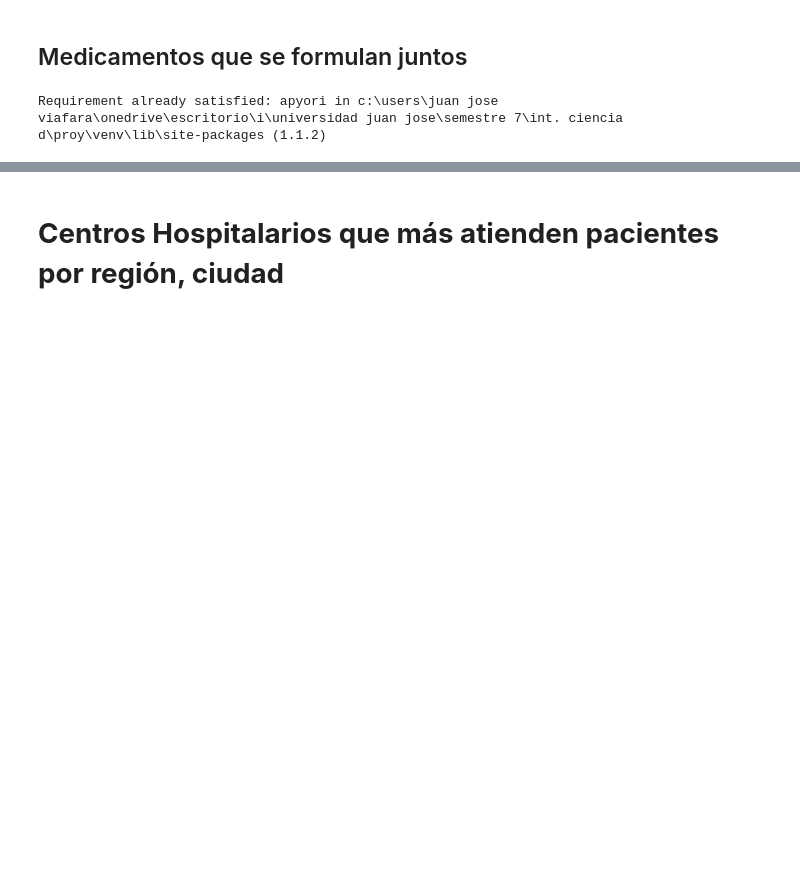
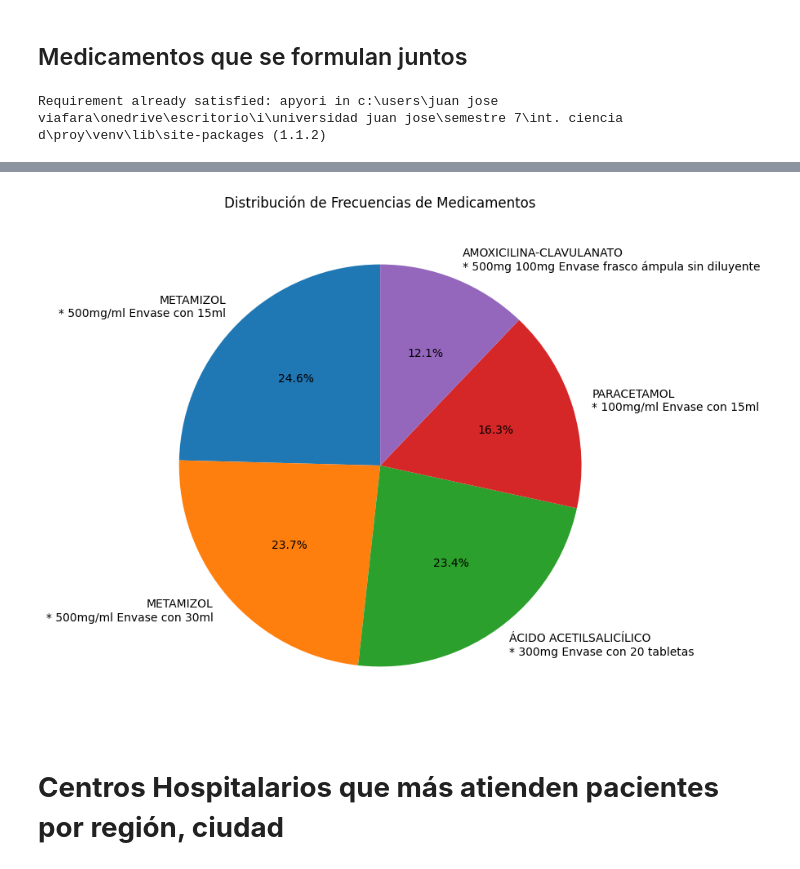
Before and after one commit to Jujo2040751/Proyecto-DataScience, a Jupyter notebook: proy.ipynb, the cells around one changed output, grey strips where cells are left out. Saved outputs shown, nothing was run; the diff lists cells and outputs as text; code cells hidden in the pictures; blank space fills up the shorter version.

```diff
--- a/proy.ipynb
+++ b/proy.ipynb
@@ -287,3 +317,11 @@ plt.show()
+# %%
+# Crear un gráfico de pastel
+plt.figure(figsize=(8, 8))
+plt.pie(df_medicamentos_frecuencia['Frecuencia'], labels=df_medicamentos_frecuencia['Nombre Genérico - Presentación'], autopct='%1.1f%%', startangle=90)
+plt.title('Distribución de Frecuencias de Medicamentos')
+plt.show()
+# %% [output]
+[figure, added]
 # %% [markdown]
 <h1><strong>Centros Hospitalarios que más atienden pacientes por región, ciudad
 # %%
```
Also changed, not shown: parts of 9 cells of this notebook.
